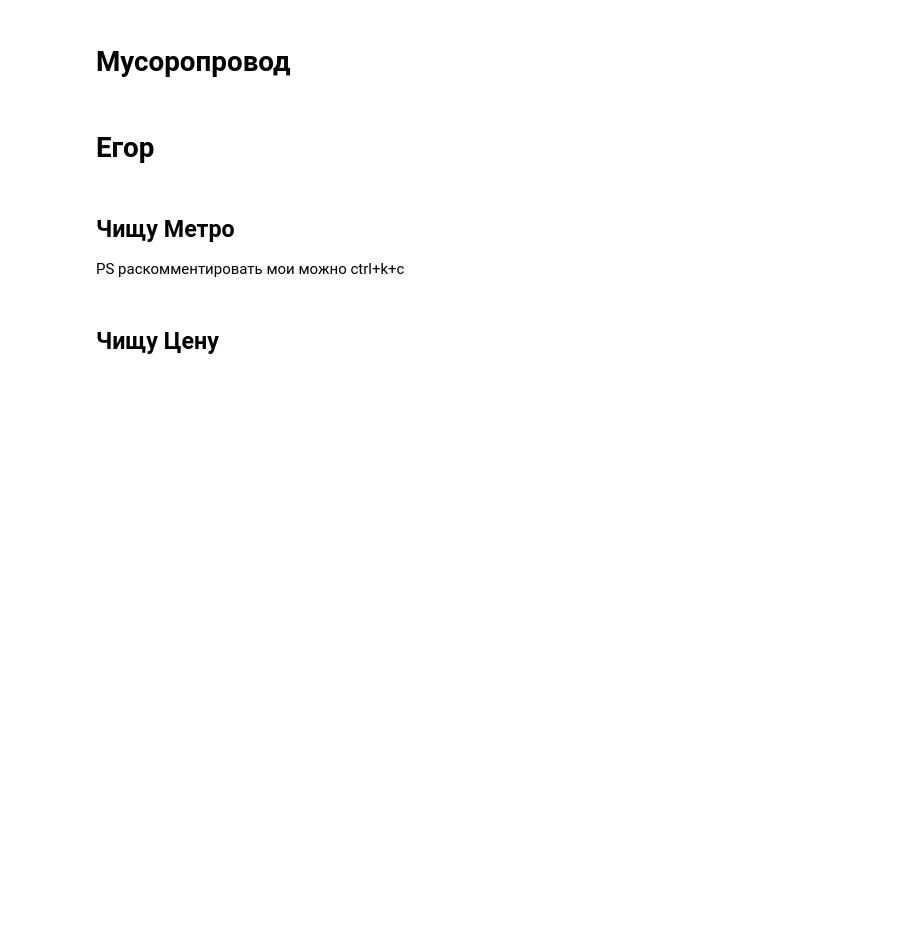
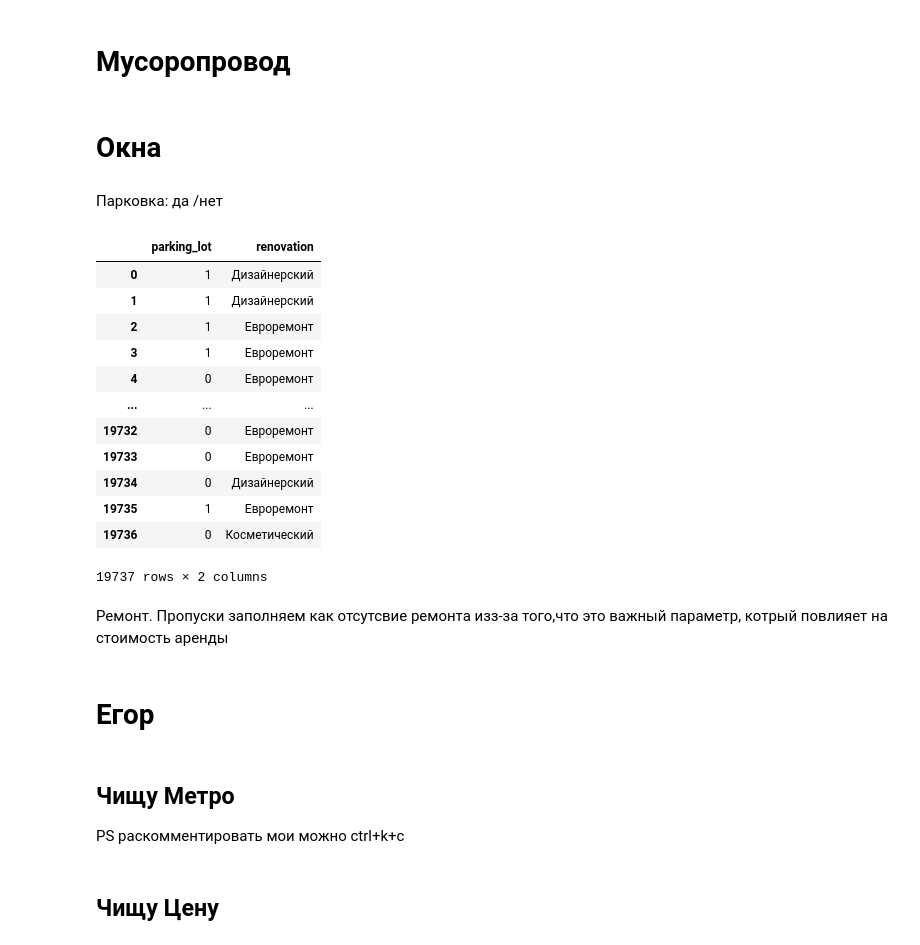
Before and after one commit to GalkaMT/Real_Estate_Project, a Jupyter notebook: Data_Cleaning.ipynb, the cells around one changed output. Saved outputs shown, nothing was run; the diff lists cells and outputs as text; code cells hidden in the pictures; blank space fills up the shorter version.

```diff
--- a/Data_Cleaning.ipynb
+++ b/Data_Cleaning.ipynb
@@ -123,0 +147,2 @@ for index in range(len(df)):
+# %%
+df.drop(columns = 'Высота потолков, м', inplace = True)
@@ -124,5 +198,44 @@ for index in range(len(df)):
+# %%
+df.drop(columns = 'Лифт', inplace = True)
 # %% [markdown]
 # Мусоропровод
 # %%
 # скорее всего отсутствие информации говорит об отсуствии предмета
 df['Мусоропровод'].fillna('Нет')
+df['carbage'] = df['Мусоропровод'].map(lambda x:  1 if  x =='да' else 0)
+df.drop(columns = 'Мусоропровод', inplace = True)
+# %% [markdown]
+# Окна
+# %%
+# Можно с учетом планировки (площадь квартиры+количество комнат), но нет времени, поэтому заполню модой
+df['Окна'].fillna(method='bfill', inplace = True)
+df = pd.concat([df, pd.get_dummies(df['Окна'])], axis = 1)
+df.rename(columns = {'Во двор' : 'to_yard',
+                     'На улицу' : 'to_street',
+                     'На улицу и двор' : 'to_yard_and_street'}, inplace = True)
+df.drop(columns = 'Окна', inplace = True)
+# %% [markdown]
+Парковка: да /нет
+# %%
+# парковка ремонт parking renovation
+df.rename({'Парковка': 'parking_lot', 'Ремонт': 'renovation'}, axis='columns', inplace=True)
+# parking_list = ['подземная', 'наземная', 'открытая', 'многоуровневая', 'на крыше']
+df['parking_lot'] = df['parking_lot'].fillna(0)
+df['parking_lot'] = df['parking_lot'].map(lambda x:  x if  x ==0 else 1)
+df[['parking_lot','renovation']]
+# %% [output]
+|  | parking_lot | renovation |
+| 0 | 1 | Дизайнерский |
+| 1 | 1 | Дизайнерский |
+| 2 | 1 | Евроремонт |
+| 3 | 1 | Евроремонт |
+| 4 | 0 | Евроремонт |
+| ... | ... | ... |
+| 19732 | 0 | Евроремонт |
+| 19733 | 0 | Евроремонт |
+| 19734 | 0 | Дизайнерский |
+| 19735 | 1 | Евроремонт |
+| 19736 | 0 | Косметический |
+19737 rows × 2 columns
+# %% [markdown]
+Ремонт. Пропуски заполняем как отсутсвие ремонта изз-за того,что это важный параметр, котрый повлияет на стоимость аренды
```
Also changed, not shown: parts of 23 cells of this notebook, 1 other file.
